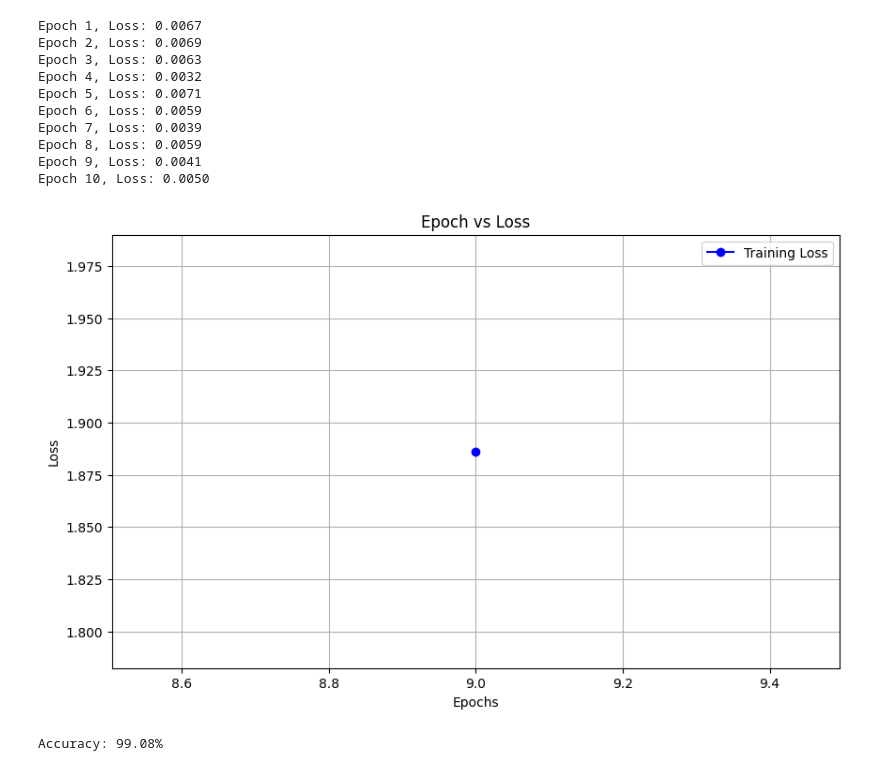
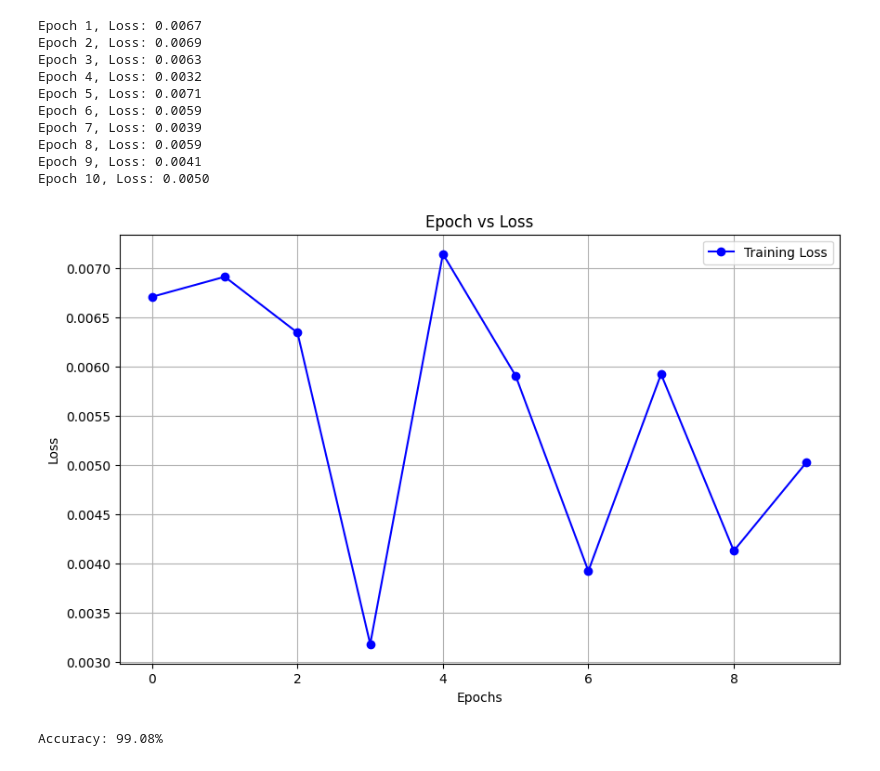
Before and after one commit to hiagarwalsd/digit_recognizer, a Jupyter notebook: Train.ipynb, the cells around one changed output. Cells and saved outputs as stored; diff of their text form; code cells hidden in the pictures.

```diff
--- a/Train.ipynb
+++ b/Train.ipynb
@@ -105,16 +105,19 @@ Epoch 8, Loss: 0.0059
 Epoch 9, Loss: 0.0041
 Epoch 10, Loss: 0.0050
 # %%
+epochs=[]
+for i in range(10):
+    epochs.append(i)
 plt.figure(figsize=(10, 6))
-plt.plot(epoch,running_loss, marker='o', color='b', label='Training Loss')
+plt.plot(epochs,epoch_losses, marker='o', color='b', label='Training Loss')
 plt.xlabel('Epochs')
 plt.ylabel('Loss')
 plt.title('Epoch vs Loss')
 plt.legend()
 plt.grid(True)
 plt.show()
 # %% [output]
-[figure, old version]
+[figure, new version]
 # %%
 model.eval()
 correct = 0
```
